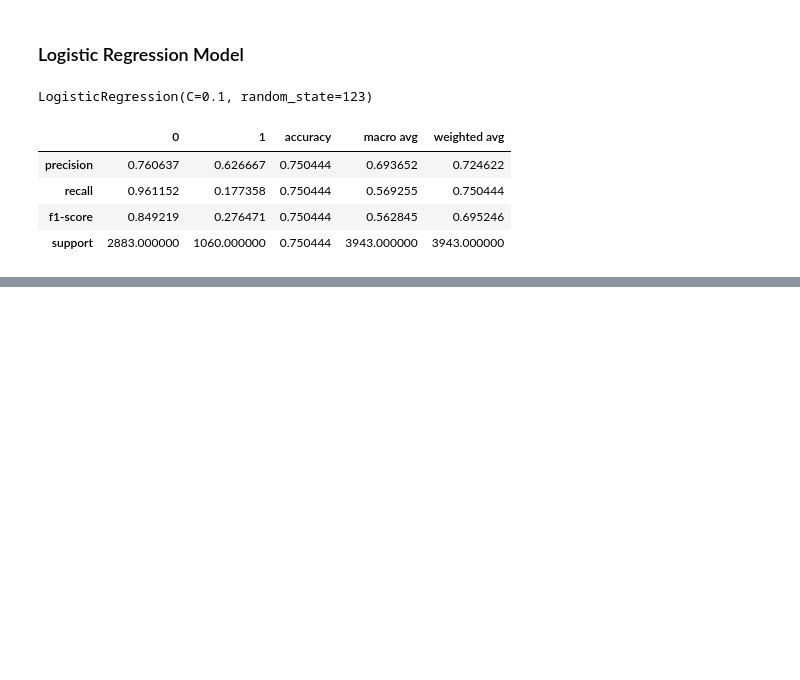
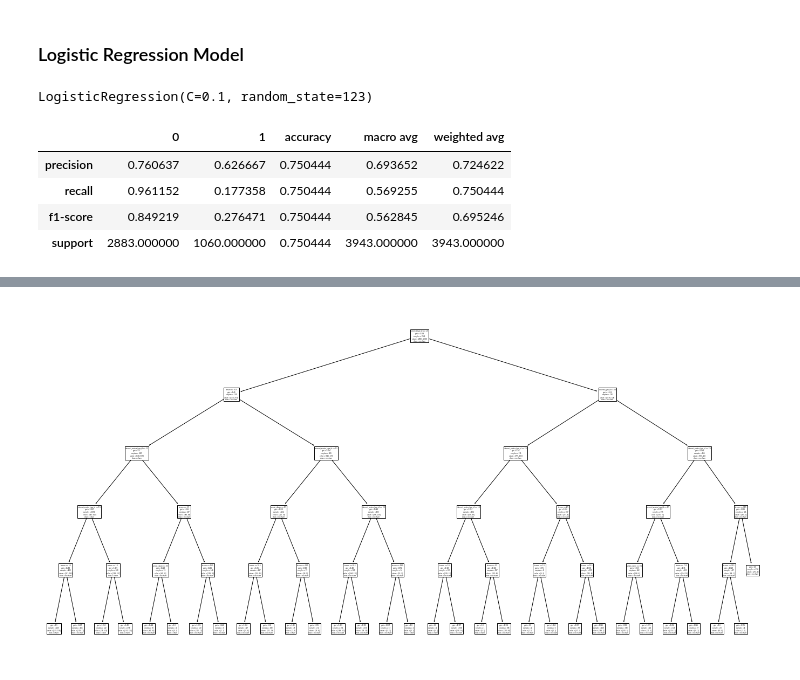
Before and after one commit to natasharivers/Classification_Projec, a Jupyter notebook: Final_Notebook.ipynb, the cells around one changed output, grey strips where cells are left out. Cells and saved outputs as stored; diff of their text form; code cells hidden in the pictures; blank space fills up the shorter version.

```diff
--- a/Final_Notebook.ipynb
+++ b/Final_Notebook.ipynb
@@ -471,0 +501,6 @@ import model_func
+# %%
+#make our thing
+clf= RandomForestClassifier(min_samples_leaf = 1, max_depth = 10, random_state= 123)
+# %%
+#fit the thing (ONLY on train set!!)
+clf.fit(X_train, y_train)
@@ -471,0 +544,6 @@ import model_func
+# %%
+#create model
+dt_model = DecisionTreeClassifier(max_depth=5)
+# %%
+#fit model
+dt_model.fit(X_train, y_train)
@@ -471,0 +579,7 @@ import model_func
+# %%
+plt.figure(figsize=(24,12))
+
+plot_tree(dt_model, feature_names=X_train.columns.tolist(), class_names=['no churn', 'churn'])
+plt.show()
+# %% [output]
+[figure, added]
```
Also changed, not shown: parts of 33 cells of this notebook.
